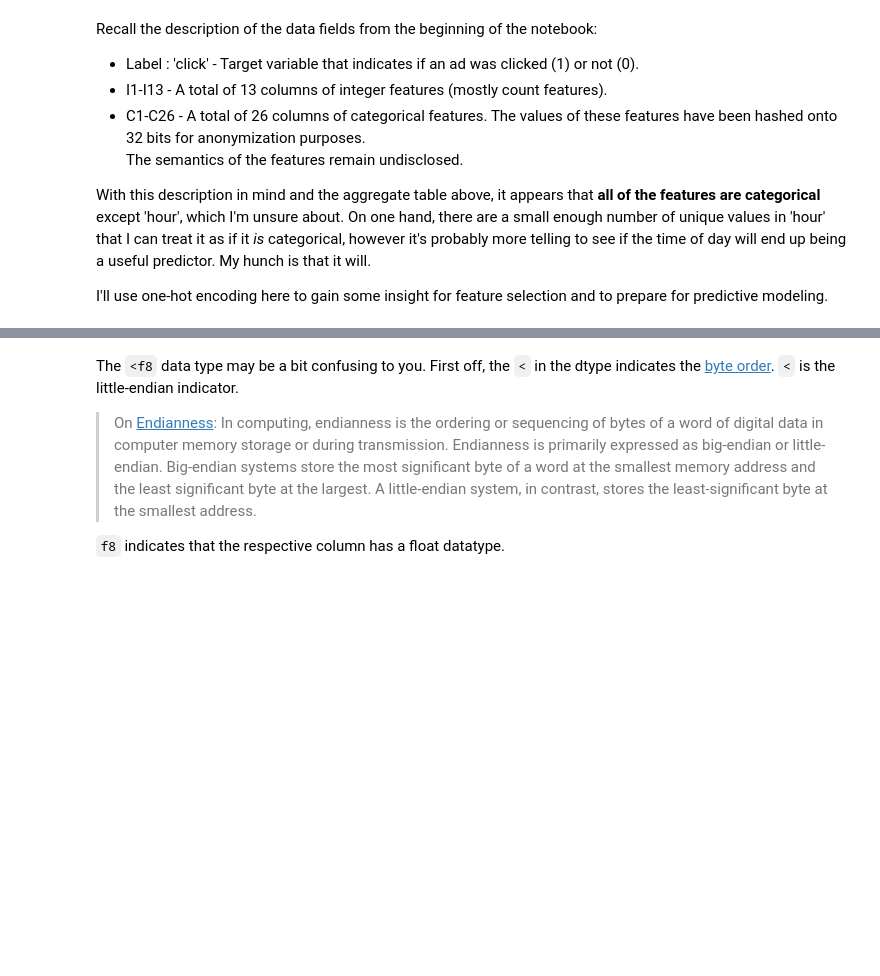
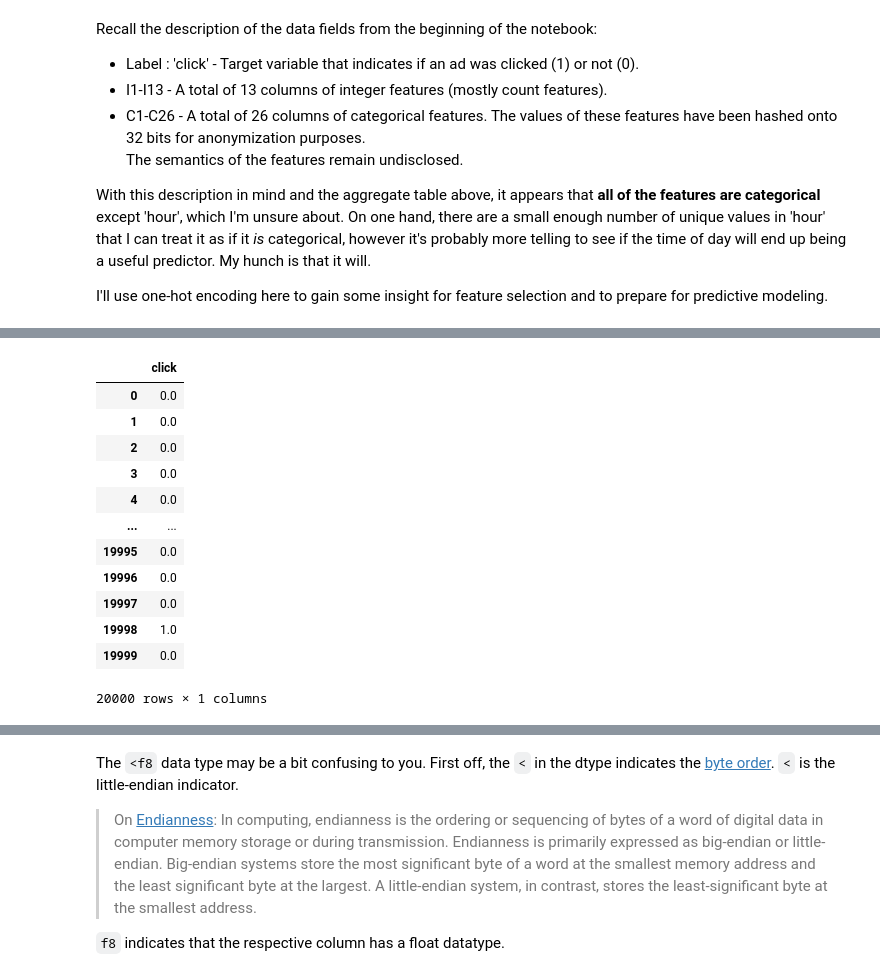
Before and after one commit to Unique-Divine/Click-Through-Rate-Prediction, a Jupyter notebook: CTR Prediction with Stochastic Gradient Descent.ipynb, the cells around one changed output, grey strips where cells are left out. Cells and saved outputs as stored; diff of their text form; code cells hidden in the pictures; blank space fills up the shorter version.

```diff
--- a/CTR Prediction with Stochastic Gradient Descent.ipynb
+++ b/CTR Prediction with Stochastic Gradient Descent.ipynb
@@ -240,3 +325,21 @@ X = X_cat.join(X_num)
+# %%
+# Currently, the Y's in the Criteo data are in {0, 1}.
+# Convert all 0's to -1's instead.
+Y
+# %% [output]
+|  | click |
+| 0 | 0.0 |
+| 1 | 0.0 |
+| 2 | 0.0 |
+| 3 | 0.0 |
+| 4 | 0.0 |
+| ... | ... |
+| 19995 | 0.0 |
+| 19996 | 0.0 |
+| 19997 | 0.0 |
+| 19998 | 1.0 |
+| 19999 | 0.0 |
+20000 rows × 1 columns
 # %%
 # Convert the labeled data into unstructured array.
 # labeled_data = rfn.structured_to_unstructured(labeled_data)
```
Also changed, not shown: parts of 10 cells of this notebook.
